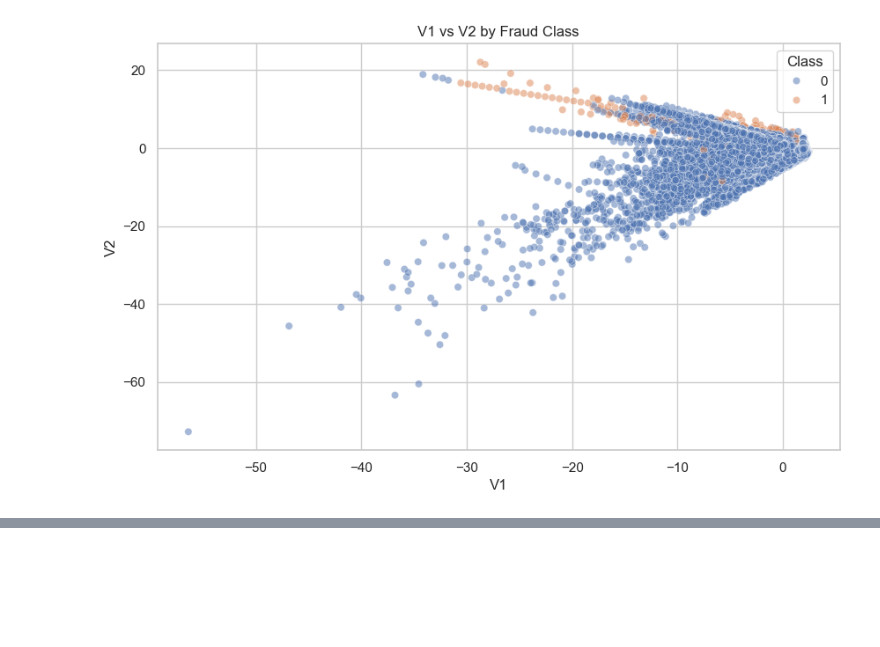
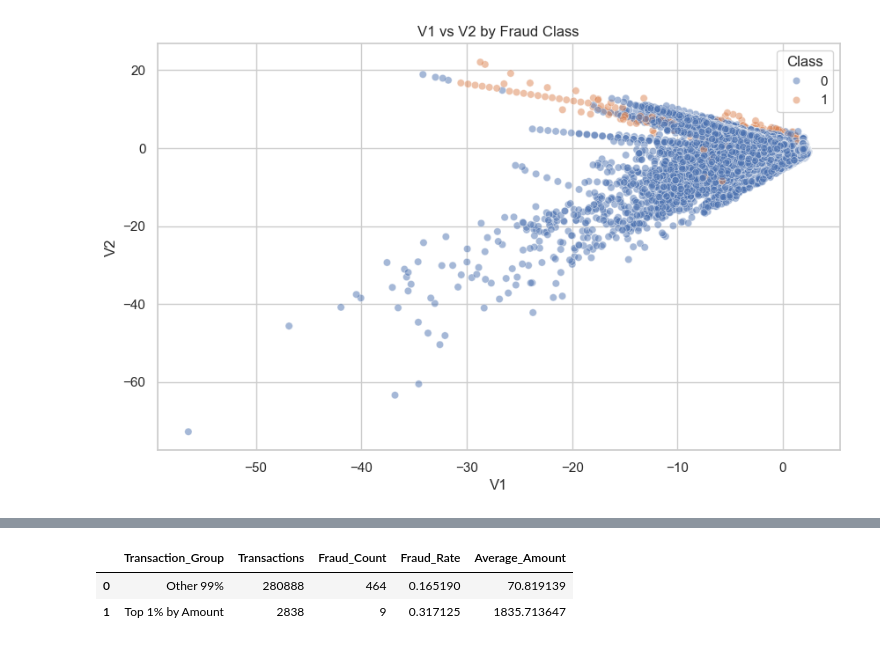
Before and after one commit to Yvonneamg/Credit_Card_Fraud_Detection, a Jupyter notebook: fraud_detection_final.ipynb, the cells around one changed output, grey strips where cells are left out. Saved outputs shown, nothing was run; the diff lists cells and outputs as text; code cells hidden in the pictures; blank space fills up the shorter version.

```diff
--- a/fraud_detection_final.ipynb
+++ b/fraud_detection_final.ipynb
@@ -478,0 +525,30 @@ plt.show()
+# %%
+query_q1 = """
+WITH ranked_transactions AS (
+    SELECT
+        Amount,
+        Class,
+        NTILE(100) OVER (ORDER BY Amount DESC) AS amount_percentile
+    FROM transactions
+)
+
+SELECT
+    CASE
+        WHEN amount_percentile = 1 THEN 'Top 1% by Amount'
+        ELSE 'Other 99%'
+    END AS Transaction_Group,
+    COUNT(*) AS Transactions,
+    SUM(Class) AS Fraud_Count,
+    AVG(Class) * 100 AS Fraud_Rate,
+    AVG(Amount) AS Average_Amount
+FROM ranked_transactions
+GROUP BY Transaction_Group;
+"""
+
+q1_result = pd.read_sql_query(query_q1, conn)
+
+q1_result
+# %% [output]
+|  | Transaction_Group | Transactions | Fraud_Count | Fraud_Rate | Average_Amount |
+| 0 | Other 99% | 280888 | 464 | 0.165190 | 70.819139 |
+| 1 | Top 1% by Amount | 2838 | 9 | 0.317125 | 1835.713647 |
```
Also changed, not shown: parts of 9 cells of this notebook.
